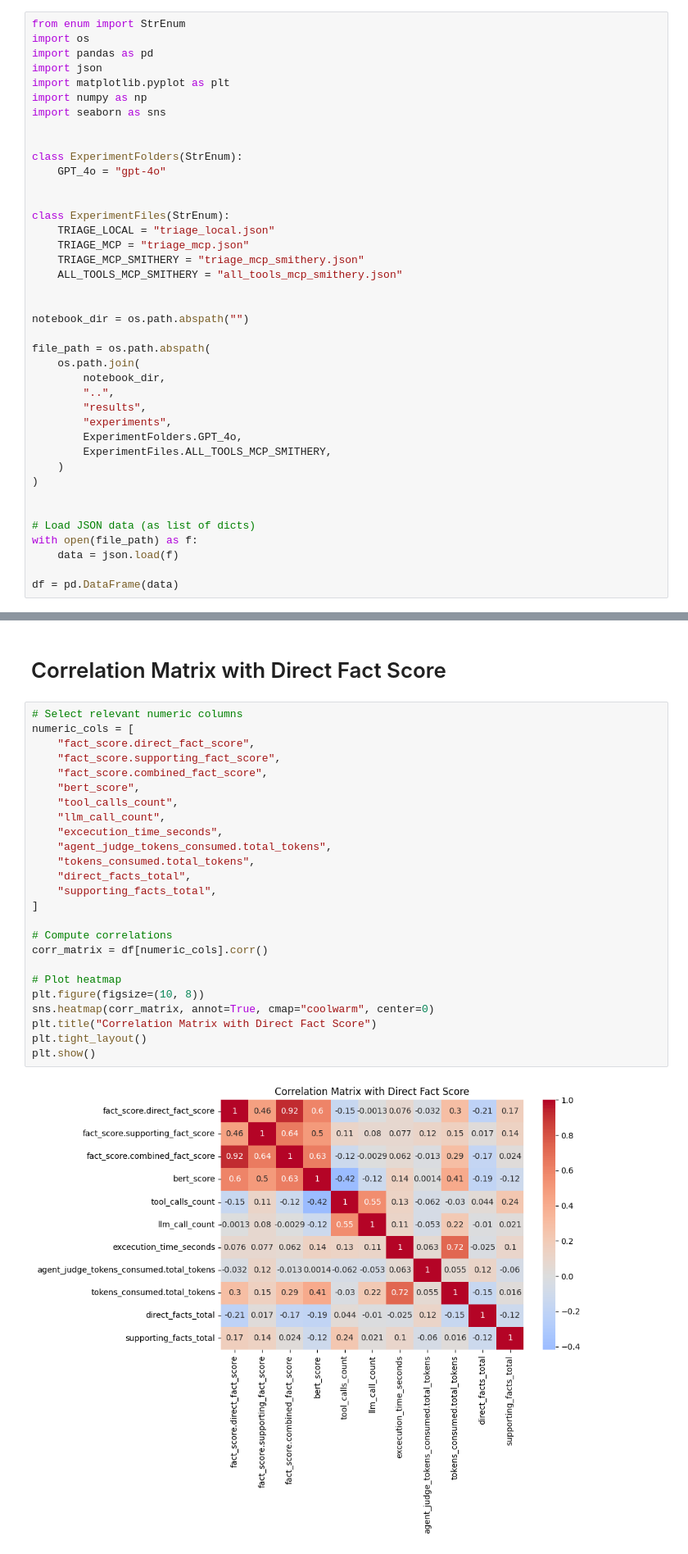
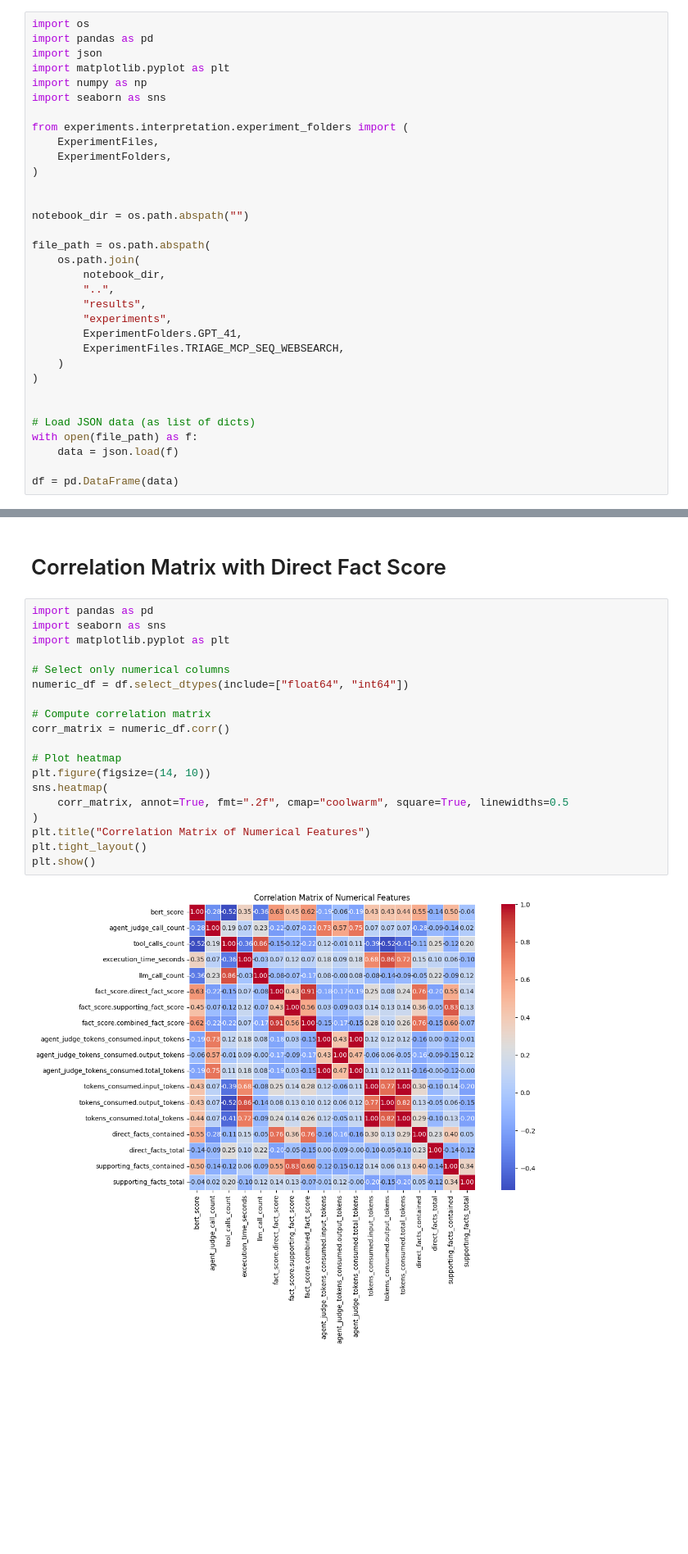
Before and after one commit to mrrestre/react_agent_in_edp, a Jupyter notebook: experiments/interpretation/experiment_viewer.ipynb, the cells around one changed output, grey strips where cells are left out. Shown at 82% size. Cells and saved outputs as stored; diff of their text form; blank space fills up the shorter version.

Commit message:
Contiunued experimenting

```diff
--- a/experiments/interpretation/experiment_viewer.ipynb
+++ b/experiments/interpretation/experiment_viewer.ipynb
@@ -1,5 +1,4 @@
 # %%
-from enum import StrEnum
 import os
 import pandas as pd
 import json
@@ -7,16 +6,10 @@ import matplotlib.pyplot as plt
 import numpy as np
 import seaborn as sns
 
-
-class ExperimentFolders(StrEnum):
-    GPT_4o = "gpt-4o"
-
-
-class ExperimentFiles(StrEnum):
-    TRIAGE_LOCAL = "triage_local.json"
-    TRIAGE_MCP = "triage_mcp.json"
-    TRIAGE_MCP_SMITHERY = "triage_mcp_smithery.json"
-    ALL_TOOLS_MCP_SMITHERY = "all_tools_mcp_smithery.json"
+from experiments.interpretation.experiment_folders import (
+    ExperimentFiles,
+    ExperimentFolders,
+)
 
 
 notebook_dir = os.path.abspath("")
@@ -27,8 +20,8 @@ file_path = os.path.abspath(
         "..",
         "results",
         "experiments",
-        ExperimentFolders.GPT_4o,
-        ExperimentFiles.ALL_TOOLS_MCP_SMITHERY,
+        ExperimentFolders.GPT_41,
+        ExperimentFiles.TRIAGE_MCP_SEQ_WEBSEARCH,
     )
 )
 
@@ -126,32 +244,26 @@ plt.show()
 # %% [markdown]
 # Correlation Matrix with Direct Fact Score
 # %%
-# Select relevant numeric columns
-numeric_cols = [
-    "fact_score.direct_fact_score",
-    "fact_score.supporting_fact_score",
-    "fact_score.combined_fact_score",
-    "bert_score",
-    "tool_calls_count",
-    "llm_call_count",
-    "excecution_time_seconds",
-    "agent_judge_tokens_consumed.total_tokens",
-    "tokens_consumed.total_tokens",
-    "direct_facts_total",
-    "supporting_facts_total",
-]
+import pandas as pd
+import seaborn as sns
+import matplotlib.pyplot as plt
 
-# Compute correlations
-corr_matrix = df[numeric_cols].corr()
+# Select only numerical columns
+numeric_df = df.select_dtypes(include=["float64", "int64"])
+
+# Compute correlation matrix
+corr_matrix = numeric_df.corr()
 
 # Plot heatmap
-plt.figure(figsize=(10, 8))
-sns.heatmap(corr_matrix, annot=True, cmap="coolwarm", center=0)
-plt.title("Correlation Matrix with Direct Fact Score")
+plt.figure(figsize=(14, 10))
+sns.heatmap(
+    corr_matrix, annot=True, fmt=".2f", cmap="coolwarm", square=True, linewidths=0.5
+)
+plt.title("Correlation Matrix of Numerical Features")
 plt.tight_layout()
 plt.show()
 # %% [output]
-[figure, old version]
+[figure, new version]
 # %% [markdown]
 # Distribution of LLM Judge Outcomes
 # %%
```
Also changed, not shown: parts of 13 cells of this notebook, 6 other files.
